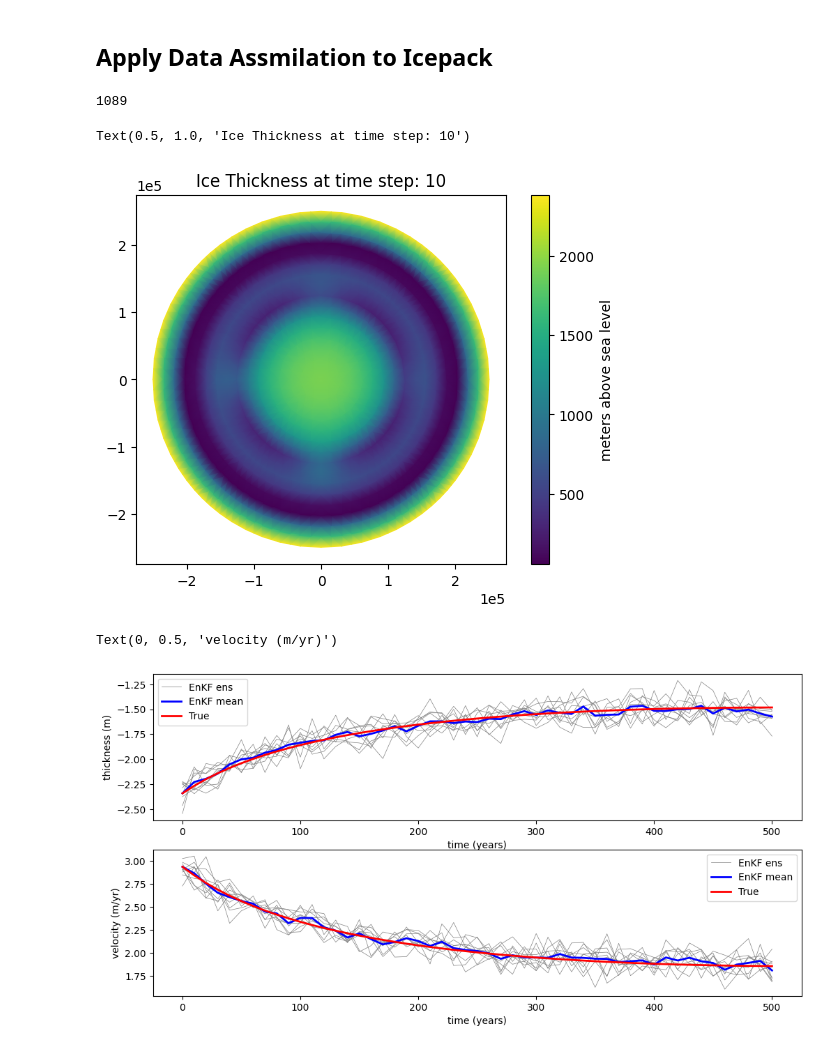
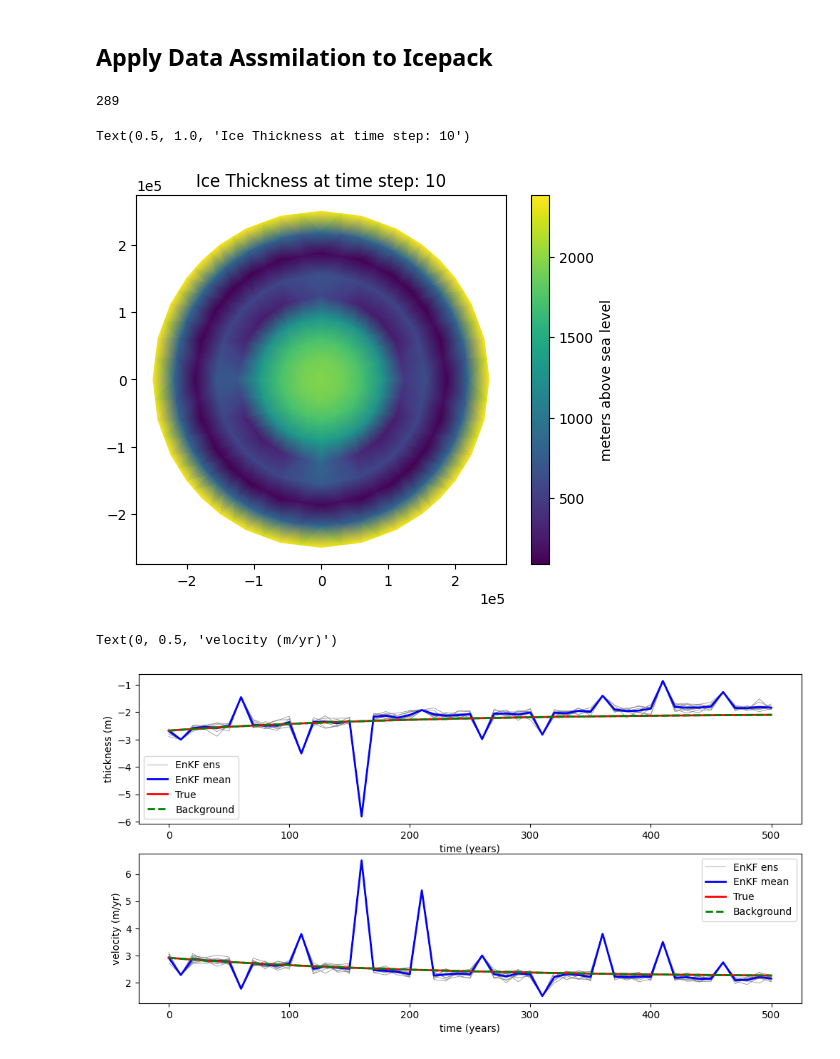
Before and after one commit to KYANJO/Data_assimilation_project, a Jupyter notebook: bin/python_wrapper.ipynb, the cells around one changed output. Drawn from its saved outputs; the diff is of its cells as text; code cells hidden in the pictures.

Commit message:
WIP: icepack with enkf

```diff
--- a/bin/python_wrapper.ipynb
+++ b/bin/python_wrapper.ipynb
@@ -12,7 +12,7 @@ from firedrake import sqrt, exp, Constant, Function
 firedrake:WARNING OMP_NUM_THREADS is not set or is set to a value greater than 1, we suggest setting OMP_NUM_THREADS=1 to improve performance
 # %%
 # Geometry
-mesh = firedrake.UnitDiskMesh(3)
+mesh = firedrake.UnitDiskMesh(2)
 R = 250e3 # domain is a circle of 250 km wide
 # R = 250
 mesh.coordinates.dat.data[:] *= R
@@ -438,7 +438,7 @@ u0 = u.copy(deepcopy=True)
 
 print(h0.dat.data_ro.size)
 # %% [output]
-1089
+289
 # %%
 # Ensemble parameters
 dt = 10
@@ -513,14 +513,16 @@ fig.colorbar(colors, label="meters above sea level")
 axes.set_title("Ice Thickness at time step: {}".format(step))
 # %% [output]
 Text(0.5, 1.0, 'Ice Thickness at time step: 10')
-[figure, old version]
+[figure, new version]
 # %%
 obs_vir = statevec_true + (np.random.normal(0,sig_obs,nd)).reshape(nd,1)
 hu_obs = Obs(obs_vir, params["m_obs"])
-# print(hu_obs.shape)
-ts_obs = np.arange(10,140+1,10)*tm
+
+# ts = np.arange(0,nt+1,dt)
+ts = t
+ts_obs = np.arange(10,tm+1,25)
 # ts_obs = np.linspace(10,140,hu_obs.shape[1])*tm/nt
-idx_obs = np.nonzero(np.isin(t, ts_obs))[0]
+idx_obs = np.nonzero(np.isin(ts, ts_obs))[0]
 # %%
 # Intialize ensemble
 statevec_bg = np.zeros((nd,nt+1))
@@ -560,10 +562,22 @@ statevec_ens_full[:,:,0] = statevec_ens
 # statevec_ens_full
 # %%
 # --- Run the model with the EnKF ---
-a = Function(Q)
+ab = Function(Q) # background accumulation
+hb = Function(Q)
+ub = Function(V)
+af = Function(Q) # forecast accumulation
 for k in tqdm.trange(nt):
+    # background step
+    hb.dat.data[:]   = statevec_bg[:hdim,k]
+    ub.dat.data[:,0] = statevec_bg[hdim:2*hdim,k]
+    ub.dat.data[:,1] = statevec_bg[2*hdim:,k]
+    hb, ub, ab, dh_max = shallowIce_icepack(dt, hb, ub, b, ab, ela, max_a, da_ds)
+    statevec_bg[:hdim,k+1] = hb.dat.data_ro
+    statevec_bg[hdim:2*hdim,k+1] = ub.dat.data_ro[:,0]
+    statevec_bg[2*hdim:,k+1] = ub.dat.data_ro[:,1]
+
     # Forecast step
-    statevec_ens, a = forecast_step(statevec_ens, dt, N, hdim, a, b, ela, max_a, da_ds)
+    statevec_ens, af = forecast_step(statevec_ens, dt, N, hdim, af, b, ela, max_a, da_ds)
 
     # Compute the ensemble mean
     statevec_ens_mean[:,k+1] = np.mean(statevec_ens, axis=1)
@@ -573,20 +587,17 @@ for k in tqdm.trange(nt):
     Cov_model = 1/(N-1) * diff @ diff.T
 
     # Analysis step
-    if t[k+1] in ts_obs:
-        idx_obs = np.where(t[k+1] == ts_obs)[0]
+    if ts[k+1] in ts_obs:
+        idx_obs = np.where(ts[k+1] == ts_obs)[0]
 
         Cov_obs = sig_obs**2 * np.eye(2*params["m_obs"]+1)
 
         # make the observation
-        obs_vir = statevec_true[:,idx_obs] + np.random.normal(0,sig_obs,nd)
-        hu_obs = Obs(obs_vir, params["m_obs"])
-        hu_obs = hu_obs.ravel()
-        # w = statevec_true[:,k+1] + np.random.normal(0,sig_obs,nd)
-        # h_obs = h_obs + np.random.normal(0,sig_obs,nd)
+        obs_vir = statevec_true[:,idx_obs[0]] + np.random.normal(0,sig_obs,nd)
+        hu_ob = Obs(obs_vir, params["m_obs"])
 
         # Compute the analysis ensemble
-        statevec_ens, Cov_model = EnKF_analysis_step(statevec_ens, hu_obs, Obs, JObs, Cov_obs, Cov_model, params)
+        statevec_ens, Cov_model = EnKF_analysis_step(statevec_ens, hu_ob, Obs, JObs, Cov_obs, Cov_model, params)
 
         statevec_ens_mean[:,k+1] = np.mean(statevec_ens, axis=1)
 
@@ -605,33 +616,38 @@ hu_obs = Obs(statevec_true, params["m_obs"])
 h_enkf_ens = statevec_ens_full[hdim,:,:].T
 h_enkf_mean = statevec_ens_mean[hdim,:]
 h_true = statevec_true[hdim,:].T
+h_ens_background = statevec_bg[hdim,:].T
 h_obs = hu_obs[:hdim]; h_obs = h_obs[-1,:]
 
 for i in range(h_enkf_ens.shape[1]):
     axes[0].plot(t,h_enkf_ens[:,i], 'k', lw=0.5, color='gray', label="EnKF ens" if i == 0 else "")
 
 axes[0].plot(t, h_enkf_mean, 'k', lw=2, color='blue', label="EnKF mean")
 axes[0].plot(t, h_true, 'k', lw=2, color='red', label="True")
+axes[0].plot(t, h_ens_background, 'k', lw=2, color='g', label="Background", linestyle='--')
 # axes[0].scatter(ts_obs, h_obs, color='orange', s=30, edgecolor='black', label='Obs', zorder=3)
 axes[0].legend(loc='best')
 axes[0].set_xlabel("time (years)")
 axes[0].set_ylabel("thickness (m)")
 
 # plot velocity u
 u_vec_enkf_ens = statevec_ens_full[2*hdim,:,:].T
 v_vec_enkf_ens = statevec_ens_full[-1,:,:].T
 u_enkf_ens = np.sqrt(u_vec_enkf_ens**2 + v_vec_enkf_ens**2)
 u_enkf_mean = np.sqrt(statevec_ens_mean[2*hdim,:]**2 + statevec_ens_mean[-1,:]**2)
 u_true = np.sqrt(statevec_true[2*hdim,:]**2 + statevec_true[-1,:]**2)
+u_ens_background = np.sqrt(statevec_bg[2*hdim,:]**2 + statevec_bg[-1,:]**2)
+
 
 for i in range(u_enkf_ens.shape[1]):
     axes[1].plot(t, u_enkf_ens[:,i], 'k', lw=0.5, color='gray', label="EnKF ens" if i == 0 else "")
 
 axes[1].plot(t, u_enkf_mean, 'k', lw=2, color='blue', label="EnKF mean")
 axes[1].plot(t, u_true, 'k', lw=2, color='red', label="True")
+axes[1].plot(t, u_ens_background, 'k', lw=2, color='g', label="Background", linestyle='--')
 axes[1].legend(loc='best')
 axes[1].set_xlabel("time (years)")
 axes[1].set_ylabel("velocity (m/yr)")
 # %% [output]
 Text(0, 0.5, 'velocity (m/yr)')
-[figure, old version]
+[figure, new version]
```
Also changed, not shown: parts of 5 cells of this notebook.
